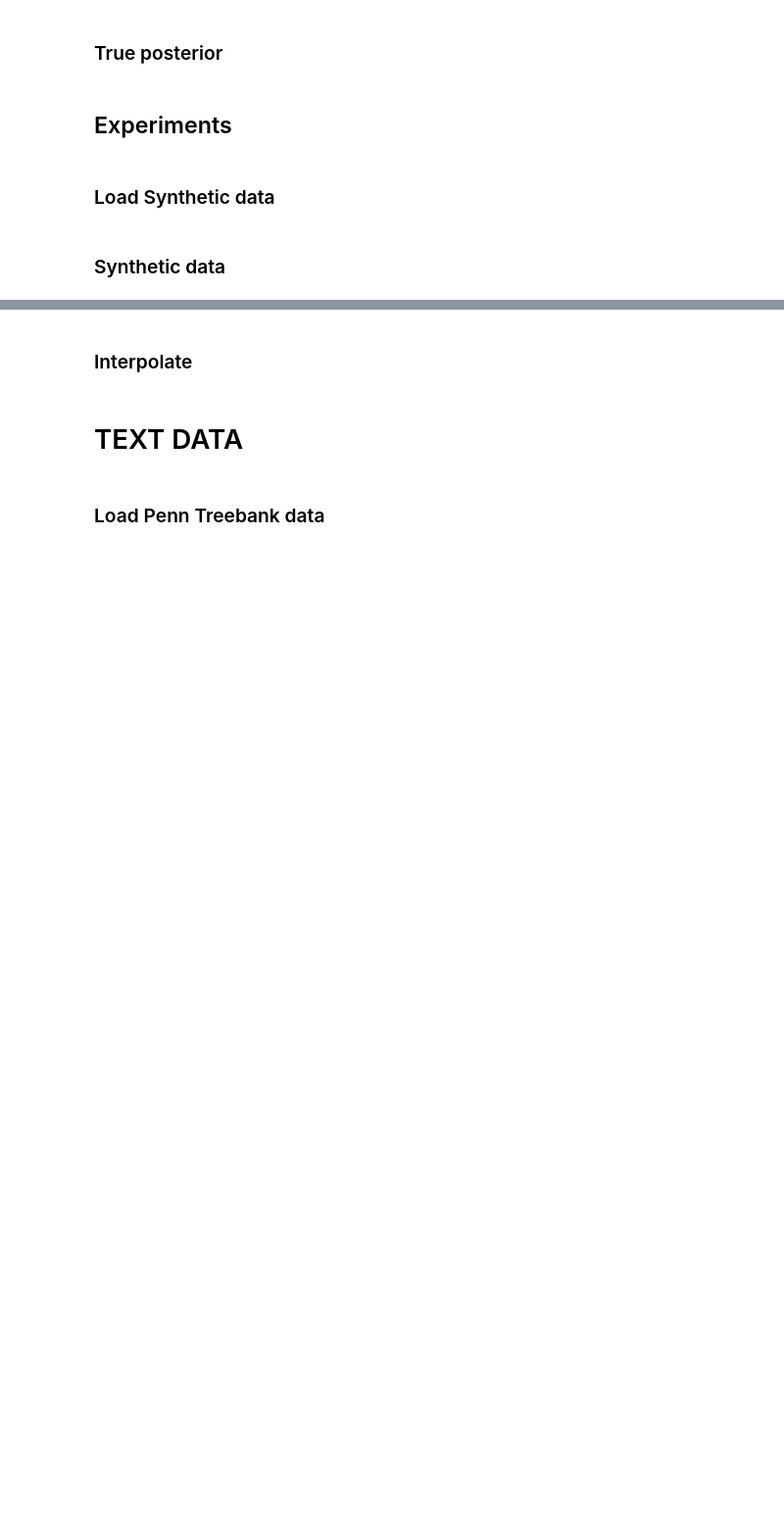
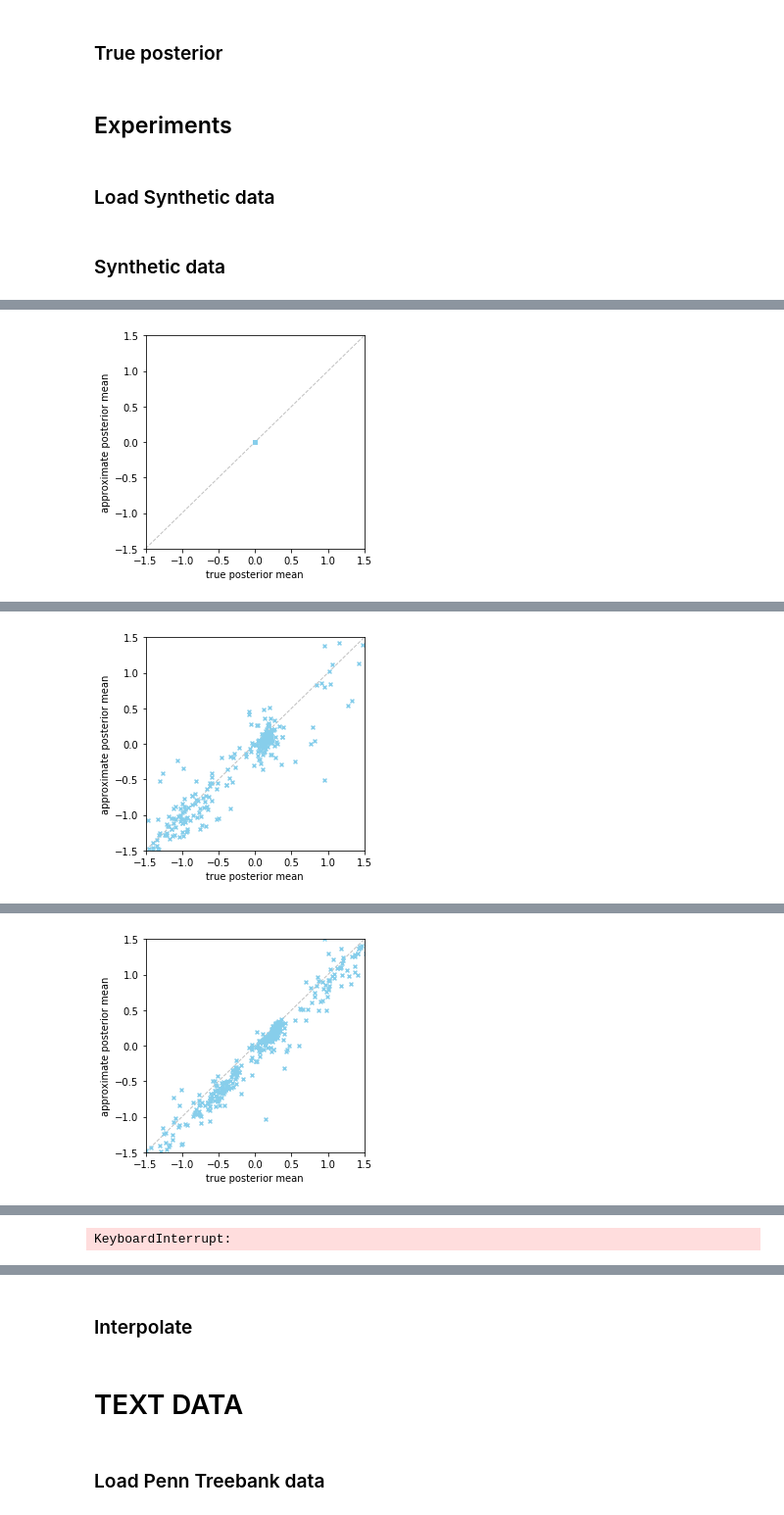
Before and after one commit to eliisabethein/DD2424-project, a Jupyter notebook: refactored-workspace.ipynb, the cells around one changed output, grey strips where cells are left out. Shown at 98% size. Cells and saved outputs as stored; diff of their text form; code cells hidden in the pictures; blank space fills up the shorter version.

```diff
--- a/refactored-workspace.ipynb
+++ b/refactored-workspace.ipynb
@@ -19,9 +19,9 @@ import csv
 from gensim.models import Word2Vec
 import os.path
 
-plt.style.use('seaborn')
-plt.style.use('seaborn-bright')
-plt.style.use('seaborn-white')
+# plt.style.use('seaborn')
+# plt.style.use('seaborn-bright')
+# plt.style.use('seaborn-white')
 
 nltk.download('punkt')
 # %% [output]
@@ -778,20 +825,23 @@ hist_active_units(vae, inputs)
 # %%
 #with annealing
 vocab_size = 1000
 hidden_size = 50
 embedding_size = 50
 latent_size = 1
 num_layers = 1
 step = 0.25
-learning_rate = 1.0
-epochs = 10
+learning_rate = 0.01
+epochs = 3
 max_sentence_length = 10
 
 embedding_weights = nn.Embedding(vocab_size, embedding_size).weight
 vae = VAE(hidden_size, num_layers, embedding_weights, latent_size, synthetic=True)
 
 annealing_args = {'type':'logistic', 'step':0, 'k':0.0025, 'first_step':2500}
 
-train(vae, inputs, targets, val_inputs, val_targets, epochs, vocab_size, hidden_size, latent_size, max_sentence_length, plot=True, learning_rate=learning_rate,
-      synthetic=True, step=step, plot_lim=3, annealing_args=annealing_args, tracked_inputs=tracked_inputs,
-      tracked_targets=tracked_targets)
+return_dict = train(vae, inputs, targets, val_inputs, val_targets, epochs, vocab_size, hidden_size, latent_size,
+                    max_sentence_length, plot=True, learning_rate=learning_rate, synthetic=True, step=step,
+                    plot_lim=1.5, annealing_args=annealing_args, tracked_inputs=tracked_inputs,
+                    tracked_targets=tracked_targets, plot_dir="plots_annealing")
+# %% [output]
+[figure, added]
@@ -797,0 +859 @@ train(vae, inputs, targets, val_inputs, val_targets, epochs, vocab_size, hidden_
+[figure, added]
@@ -797,0 +871 @@ train(vae, inputs, targets, val_inputs, val_targets, epochs, vocab_size, hidden_
+[figure, added]
@@ -797,0 +876 @@ train(vae, inputs, targets, val_inputs, val_targets, epochs, vocab_size, hidden_
+KeyboardInterrupt:
```
Also changed, not shown: parts of 8 cells of this notebook.
